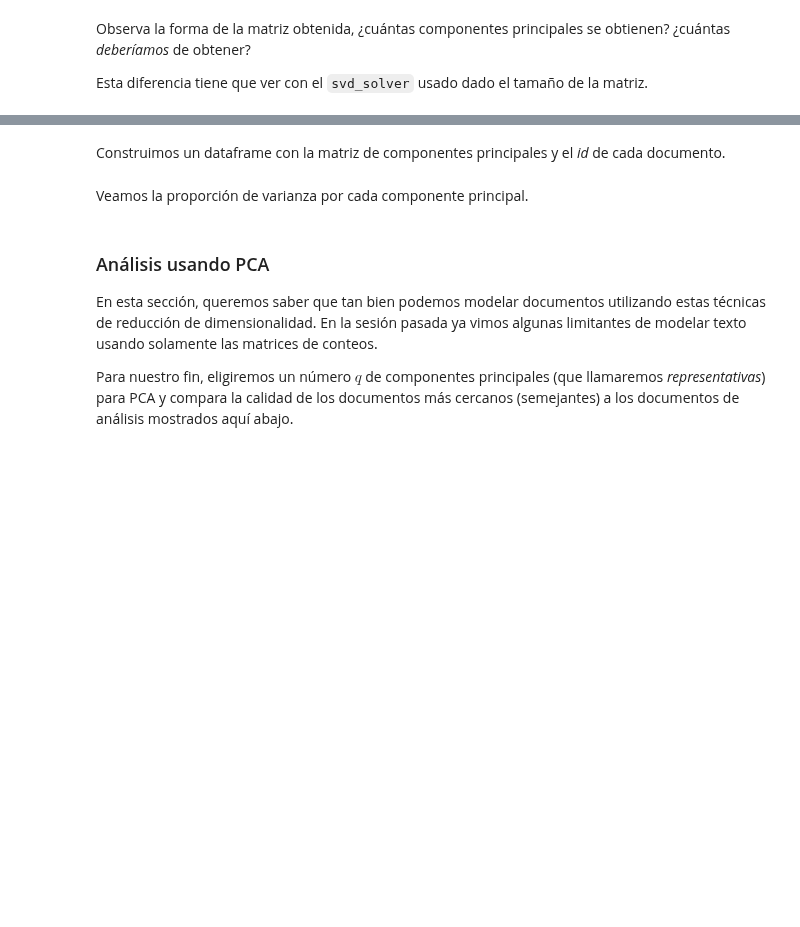
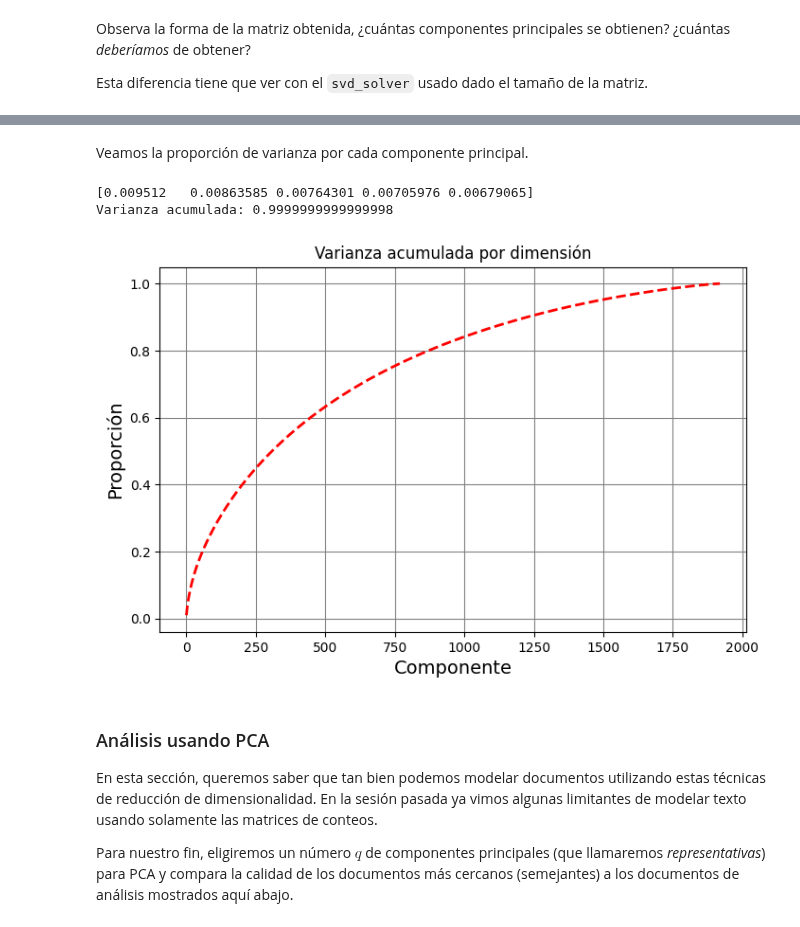
Before and after one commit to DCDPUAEM/DCDP, a Jupyter notebook: 03 Machine Learning/notebooks/11-Reduccion-Dimensionalidad.ipynb, the cells around one changed output, grey strips where cells are left out. Saved outputs shown, nothing was run; the diff lists cells and outputs as text; code cells hidden in the pictures; blank space fills up the shorter version.

```diff
--- a/03 Machine Learning/notebooks/11-Reduccion-Dimensionalidad.ipynb
+++ b/03 Machine Learning/notebooks/11-Reduccion-Dimensionalidad.ipynb
@@ -1017,2 +1080,0 @@ print(X_pca.shape)
-# %% [markdown]
-Construimos un dataframe con la matriz de componentes principales y el *id* de cada documento.
@@ -1031,29 +1082,32 @@ Xpca_df.head()
 Veamos la proporción de varianza por cada componente principal.
 # %%
 pca_variance_ratio = pca.explained_variance_ratio_
-print(pca_variance_ratio[:10])
+print(pca_variance_ratio[:5])
+print(f"Varianza acumulada: {np.sum(pca_variance_ratio)}")
+# %% [output]
+[0.009512   0.00863585 0.00764301 0.00705976 0.00679065]
+Varianza acumulada: 0.9999999999999998
 # %%
-D = pca_variance_ratio
-
 # Varianza acumulada
-d = np.cumsum(D)
+d = np.cumsum(pca_variance_ratio)
 
 # Graficamos
 fig, ax = plt.subplots(figsize=(8,5))
 
-pasos = range(len(D))
-ax.plot(range(D.shape[0]),d,
+ax.plot(range(pca_variance_ratio.shape[0]),d,
         ls='--',
         color='red',
         linewidth=2,
         )
 
 plt.title('Varianza acumulada por dimensión')
 plt.xlabel('Componente',fontsize=14)
 plt.ylabel('Proporción',fontsize=14)
 plt.grid(True)
 ax.grid(which='major', color='gray', linestyle='-')
 plt.show()
+# %% [output]
+[figure, added]
 # %% [markdown]
 ### Análisis usando PCA
 
```
Also changed, not shown: parts of 31 cells of this notebook.
